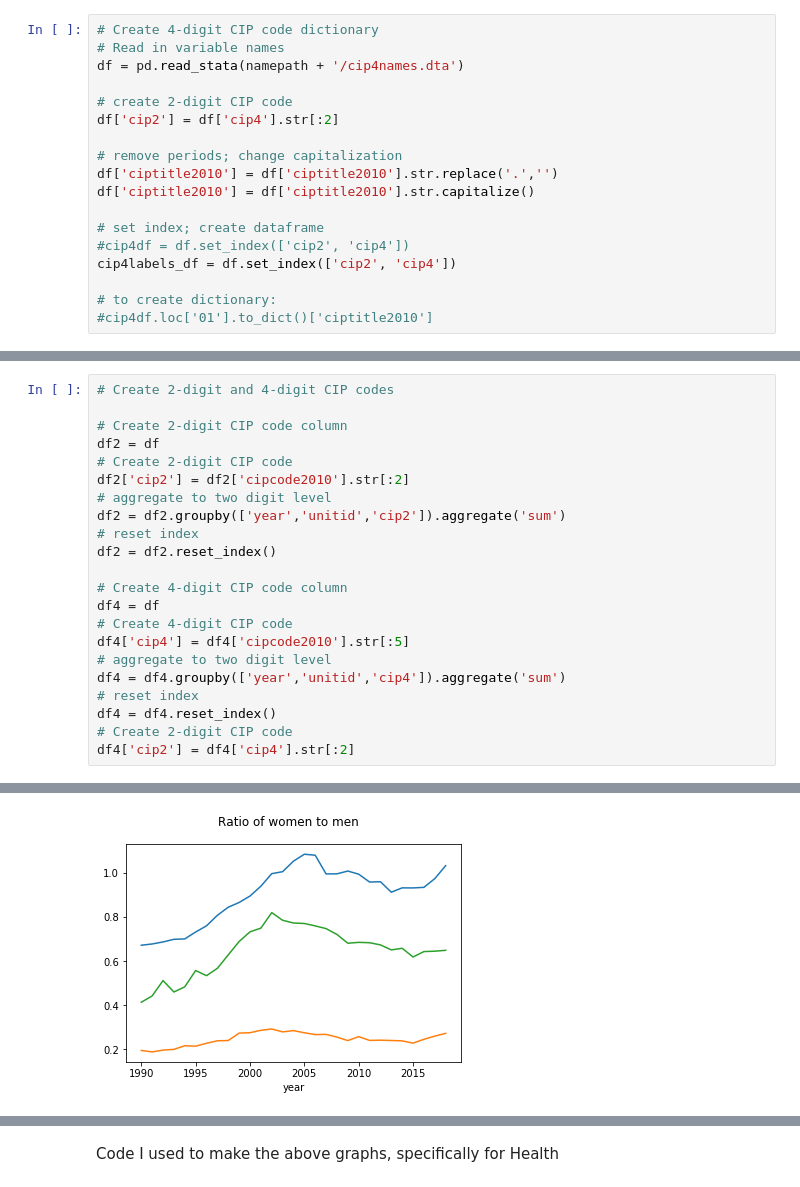
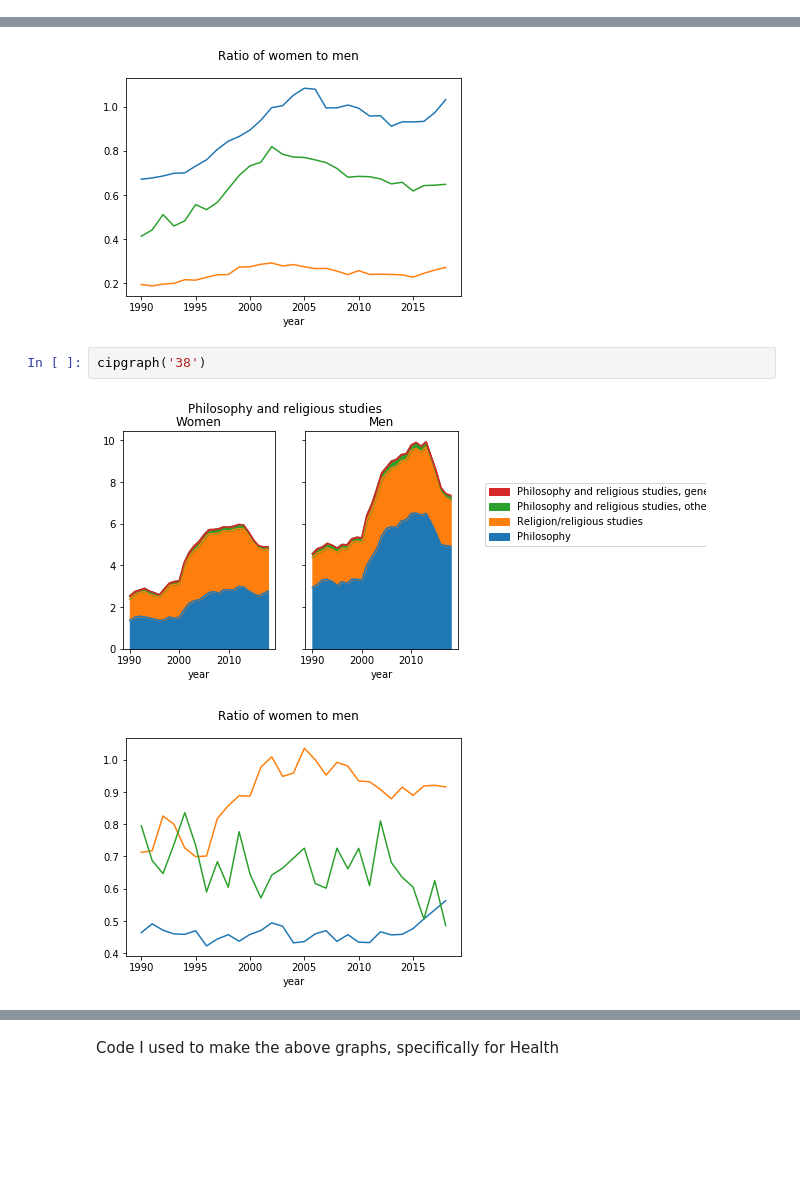
Before and after one commit to tara-sullivan/hcs, a Jupyter notebook: code/ipeds/ipeds_trends.ipynb, the cells around one changed output, grey strips where cells are left out. Saved outputs shown, nothing was run; the diff lists cells and outputs as text; blank space fills up the shorter version.

```diff
--- a/code/ipeds/ipeds_trends.ipynb
+++ b/code/ipeds/ipeds_trends.ipynb
@@ -65,18 +20,0 @@ cip2labels_short = df.to_dict()['ciptitle2010']
-# %%
-# Create 4-digit CIP code dictionary
-# Read in variable names
-df = pd.read_stata(namepath + '/cip4names.dta')
-
-# create 2-digit CIP code
-df['cip2'] = df['cip4'].str[:2]
-
-# remove periods; change capitalization
-df['ciptitle2010'] = df['ciptitle2010'].str.replace('.','')
-df['ciptitle2010'] = df['ciptitle2010'].str.capitalize()
-
-# set index; create dataframe
-#cip4df = df.set_index(['cip2', 'cip4'])
-cip4labels_df = df.set_index(['cip2', 'cip4'])
-
-# to create dictionary:
-#cip4df.loc['01'].to_dict()['ciptitle2010']
@@ -131,22 +24,0 @@ df.head()
-# %%
-# Create 2-digit and 4-digit CIP codes
-
-# Create 2-digit CIP code column
-df2 = df
-# Create 2-digit CIP code
-df2['cip2'] = df2['cipcode2010'].str[:2]
-# aggregate to two digit level
-df2 = df2.groupby(['year','unitid','cip2']).aggregate('sum')
-# reset index
-df2 = df2.reset_index()
-
-# Create 4-digit CIP code column
-df4 = df
-# Create 4-digit CIP code
-df4['cip4'] = df4['cipcode2010'].str[:5]
-# aggregate to two digit level
-df4 = df4.groupby(['year','unitid','cip4']).aggregate('sum')
-# reset index
-df4 = df4.reset_index()
-# Create 2-digit CIP code
-df4['cip2'] = df4['cip4'].str[:2]
@@ -511,3 +385,8 @@ cipgraph('40')
 # %% [output]
 [figure]
 [figure]
+# %%
+cipgraph('38')
+# %% [output]
+[figure, added]
+[figure, added]
```
Also changed, not shown: parts of 7 cells of this notebook, 20 other files.
